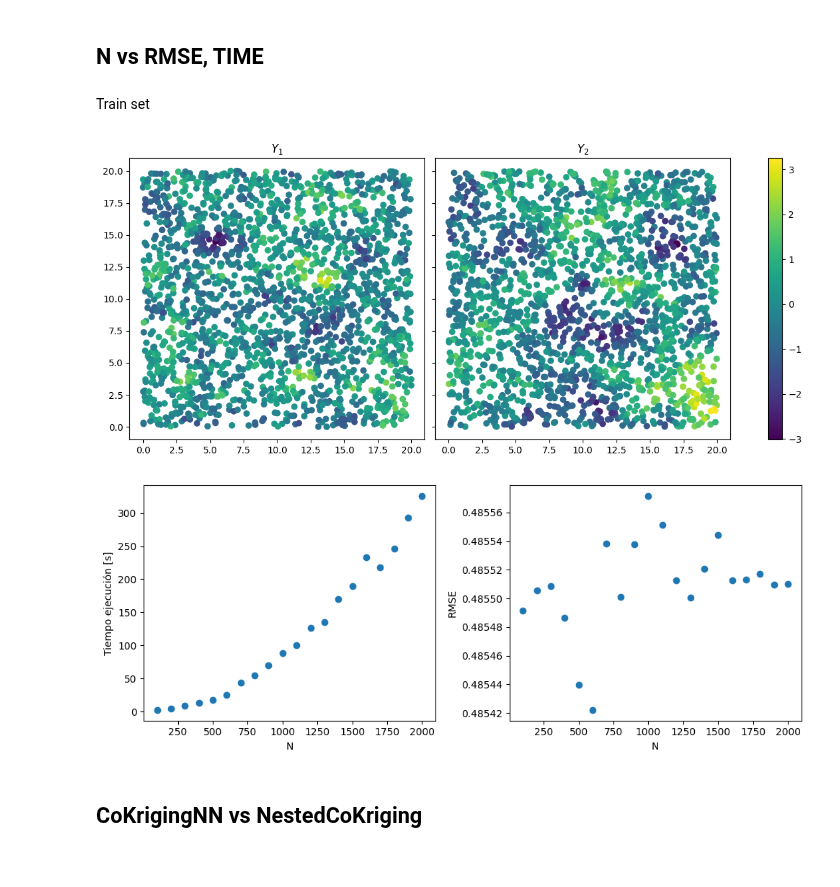
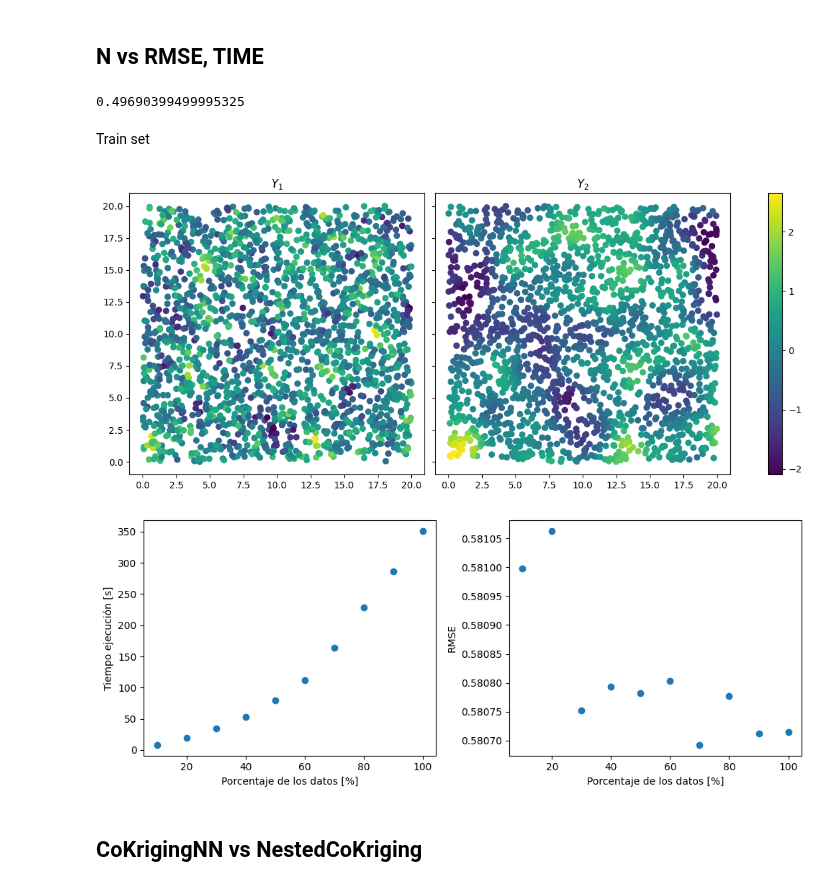
Before and after one commit to AlejandroVillazonG/NestedCoKriging, a Jupyter notebook: pruebas.ipynb, the cells around one changed output. Saved outputs shown, nothing was run; the diff lists cells and outputs as text; code cells hidden in the pictures.

```diff
--- a/pruebas.ipynb
+++ b/pruebas.ipynb
@@ -36,13 +21,16 @@ d = 2
 sup = 20
 
 nu_1 = 1/2
-nu_2 = 1/2
-theta_1 = 1
-theta_2 = 0.5
+nu_2 = 5/2
+theta_1 = 1.5
+theta_2 = 1
 
 nu_12 = ( nu_1 + nu_2 ) / 2
 theta_12 = min(theta_1, theta_2)
 rho_12 = (theta_12**2/(theta_1*theta_2))**(d/2) * ( gamma(nu_1+d/2)*gamma(nu_2+d/2) / (gamma(nu_1)*gamma(nu_2)) )**(1/2) * gamma(nu_12)/gamma(nu_12+d/2)
+rho_12
+# %% [output]
+0.49690399499995325
 # %%
 X_1, X_2, Y_1, Y_2 = gen_observations(d, n_1, n_2, sup, nu_1, theta_1, nu_2, theta_2, nu_12, theta_12, rho_12)
 # %%
@@ -52,16 +40,17 @@ Train set
 # %%
 NestedCoKriging(X_1, X_2, Y_1, Y_2, theta_1, theta_2, theta_12, nu_1, nu_2, nu_12, rho_12).plot_obs()
 # %% [output]
-[figure, old version]
+[figure, new version]
 # %%
 times = []
 rmses = []
-Ns = np.arange(100, X_1.shape[0]+1, 100)
+porcentajes = np.arange(10, 110, 10)
 num_iterations = 1
 
-for N in Ns:
+for porcentaje in porcentajes:
     execution_time = 0
     rmse = 0
+    N = n_2 * porcentaje // 100
     for _ in range(num_iterations):
         start_time = time.time()
 
@@ -80,15 +69,15 @@ for N in Ns:
 # %%
 fig, (ax1, ax2) = plt.subplots(1,2, figsize=(10,4))
 
-ax1.scatter(Ns, times)
-ax1.set_xlabel('N'); ax1.set_ylabel('Tiempo ejecución [s]')
+ax1.scatter(porcentajes, times)
+ax1.set_xlabel('Porcentaje de los datos [%]'); ax1.set_ylabel('Tiempo ejecución [s]')
 
-ax2.scatter(Ns, rmses)
-ax2.set_xlabel('N'); ax2.set_ylabel('RMSE')
+ax2.scatter(porcentajes, rmses)
+ax2.set_xlabel('Porcentaje de los datos [%]'); ax2.set_ylabel('RMSE')
 
 fig.tight_layout()
 # %% [output]
-[figure, old version]
+[figure, new version]
 # %% [markdown]
 ## CoKrigingNN vs NestedCoKriging
 # %%
```
Also changed, not shown: parts of 35 cells of this notebook, 2 other files.
